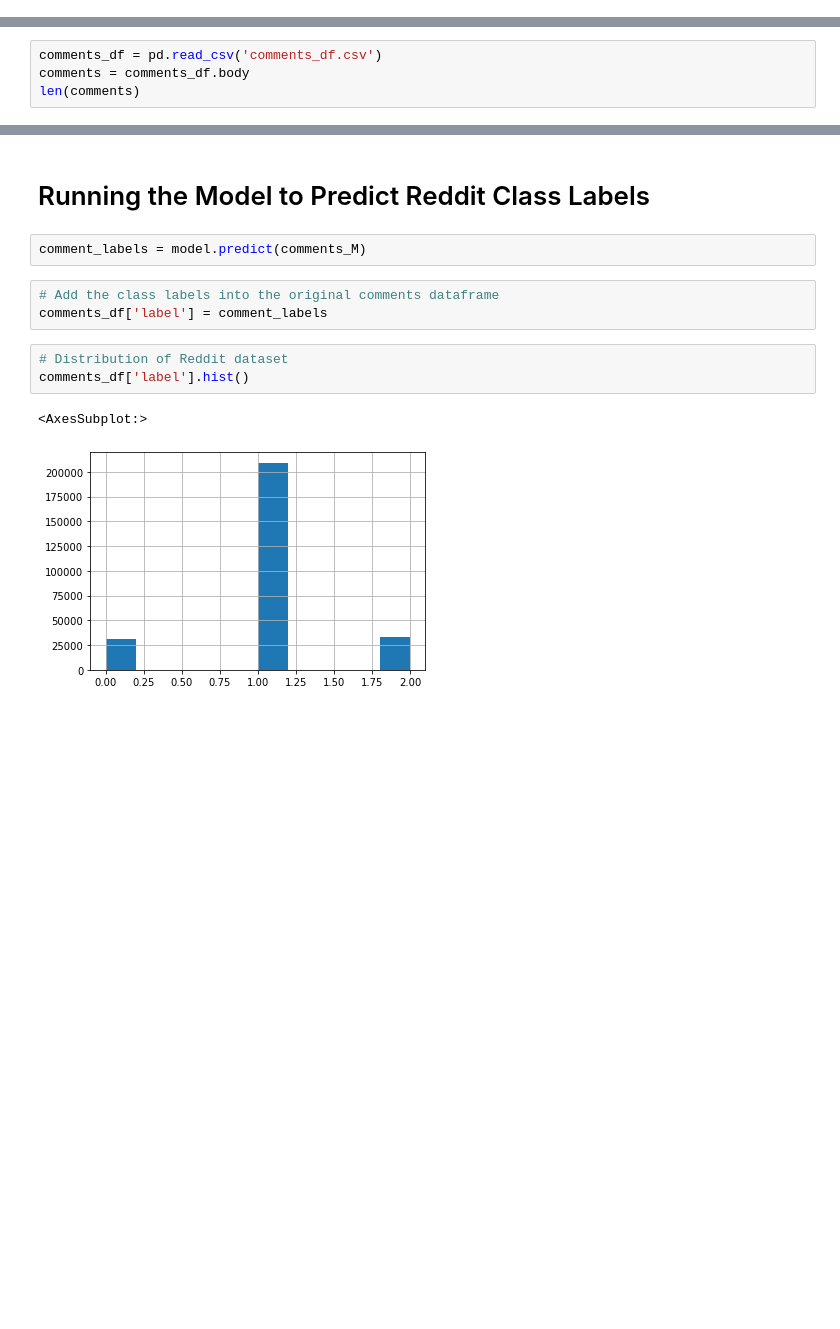
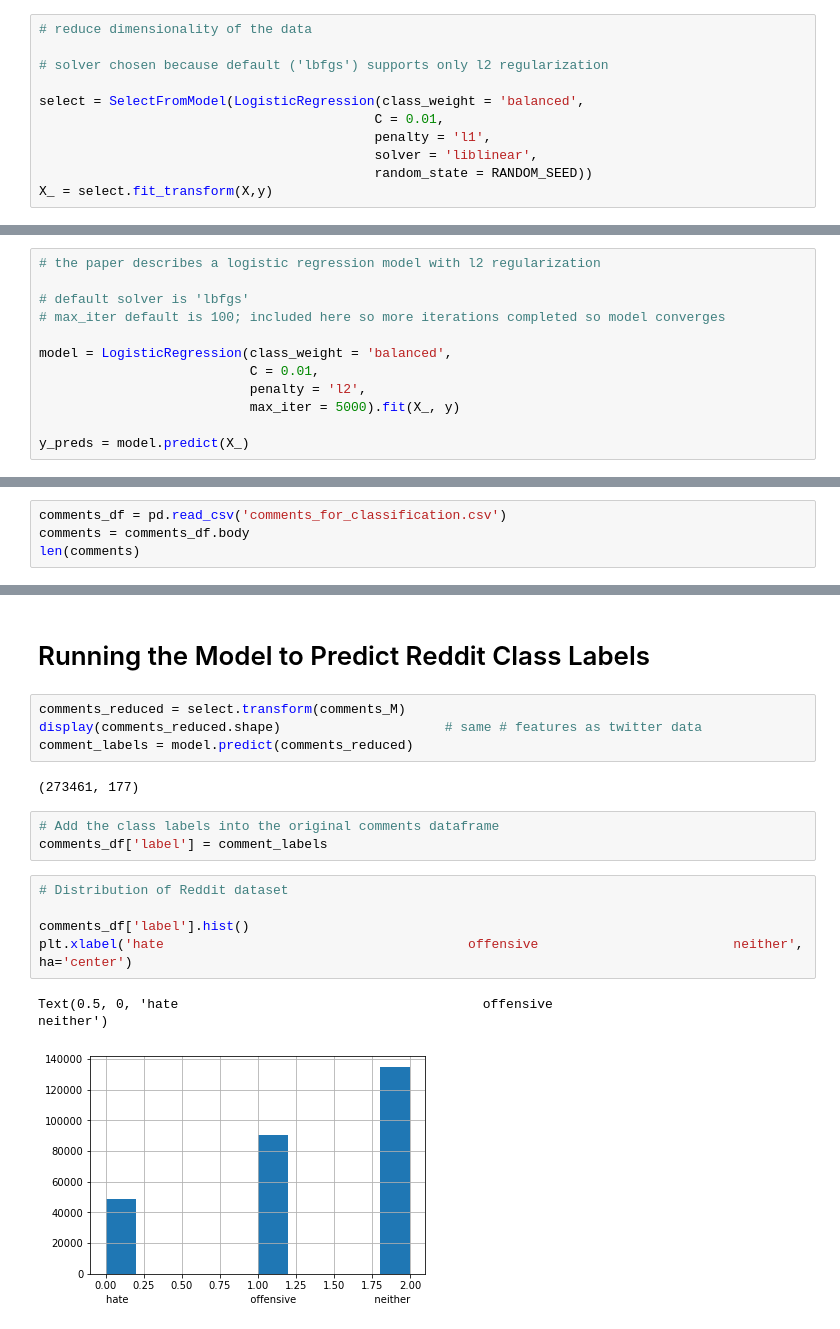
Before and after one commit to mrk-rebel/capstone, a Jupyter notebook: scripts and nbs/Reddit_Comments_Classifier.ipynb, the cells around one changed output, grey strips where cells are left out. Saved outputs shown, nothing was run; the diff lists cells and outputs as text; blank space fills up the shorter version.

```diff
--- a/scripts and nbs/Reddit_Comments_Classifier.ipynb
+++ b/scripts and nbs/Reddit_Comments_Classifier.ipynb
@@ -270 +309,12 @@ X_train, X_test, y_train, y_test = train_test_split(X, y, random_state=RANDOM_SE
+# %%
+# reduce dimensionality of the data
+
+# solver chosen because default ('lbfgs') supports only l2 regularization
+
+select = SelectFromModel(LogisticRegression(class_weight = 'balanced',
+                                           C = 0.01,
+                                           penalty = 'l1',
+                                           solver = 'liblinear',
+                                           random_state = RANDOM_SEED))
+X_ = select.fit_transform(X,y)
 # %%
@@ -282,3 +339,15 @@ y_preds = model.predict(X_test)
+# %%
+# the paper describes a logistic regression model with l2 regularization
+
+# default solver is 'lbfgs'
+# max_iter default is 100; included here so more iterations completed so model converges
+
+model = LogisticRegression(class_weight = 'balanced',
+                           C = 0.01,
+                           penalty = 'l2',
+                           max_iter = 5000).fit(X_, y)
+
+y_preds = model.predict(X_)
 # %% [markdown]
 # Evaluating the Davidson et al. Twitter Classification Results
 # %%
@@ -336,7 +435,7 @@ pd.Series(y_preds).hist()
 # %% [markdown]
 *** Our Reddit Comment Classification code begins here. ***
 # %%
-comments_df = pd.read_csv('comments_df.csv')
+comments_df = pd.read_csv('comments_for_classification.csv')
 comments = comments_df.body
 len(comments)
 # %% [output]
@@ -396,16 +515,22 @@ comments_feature_names = comments_variables+comments_pos_variables+other_feature
 # comments_feature_names
 # %% [markdown]
 # Running the Model to Predict Reddit Class Labels
-# %%
-comment_labels = model.predict(comments_M)
+# %%
+comments_reduced = select.transform(comments_M)
+display(comments_reduced.shape)                     # same # features as twitter data
+comment_labels = model.predict(comments_reduced)
+# %% [output]
+(273461, 177)
 # %%
 # Add the class labels into the original comments dataframe
 comments_df['label'] = comment_labels
 # %%
 # Distribution of Reddit dataset
+
 comments_df['label'].hist()
+plt.xlabel('hate                                       offensive                         neither', ha='center')
 # %% [output]
-<AxesSubplot:>
+Text(0.5, 0, 'hate                                       offensive                         neither')
-[figure, old version]
+[figure, new version]
 # %%
 '''Uncomment to create a CSV of the raw comments dataset with class labels.'''
```
Also changed, not shown: parts of 30 cells of this notebook.
